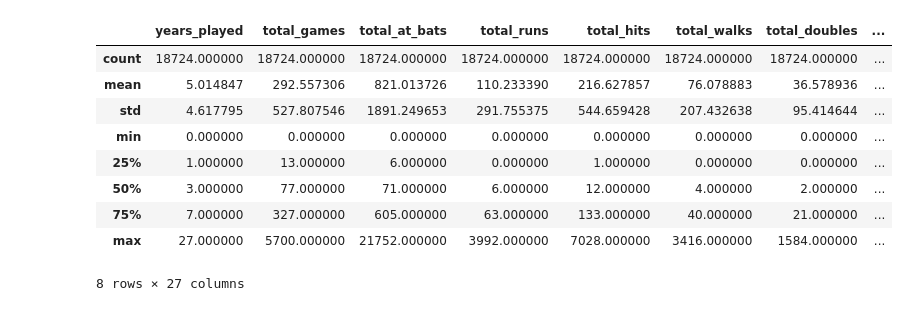
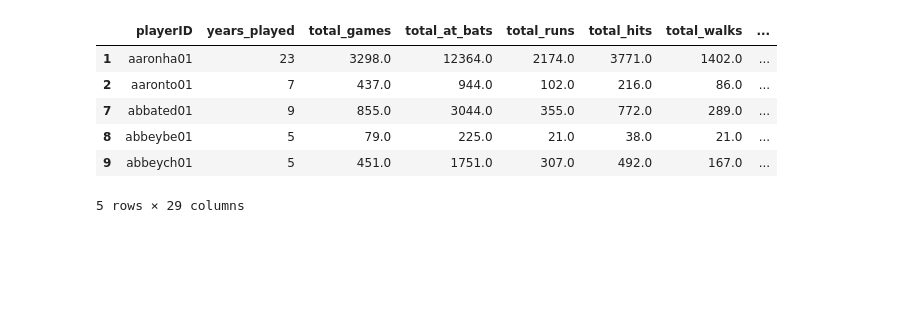
Before and after one commit to troopchris/csc5610base, a Jupyter notebook: GroupProjectM6/Ziller_Feature_Engineering.ipynb, the cells around one changed output. Drawn from its saved outputs; the diff is of its cells as text; code cells hidden in the pictures; blank space fills up the shorter version.

Commit message:
updated to add filters

```diff
--- a/GroupProjectM6/Ziller_Feature_Engineering.ipynb
+++ b/GroupProjectM6/Ziller_Feature_Engineering.ipynb
@@ -89,7 +89,7 @@ print(f"Original dataset size: {len(grouped_df)}")
 # Apply minimum thresholds for filtering
 min_games = 50
 min_at_bats = 100
-min_ops = 0.25
+min_ops = 0.01
 
 filtered_df = grouped_df[
     (grouped_df['total_games'] >= min_games) &
@@ -105,10 +105,36 @@ print(f"Filtered dataset size: {len(filtered_df)}")
 filtered_df['HOF_status'] = filtered_df['HOF_status'].astype('category')
 filtered_df['playerID'] = filtered_df['playerID'].astype('string')
 
+
+
+# # Identify HOF players in the original dataset
+# original_hof_players = grouped_df[grouped_df['HOF_status'] == 1]['playerID']
+
+# # Identify HOF players in the filtered dataset
+# filtered_hof_players = filtered_df[filtered_df['HOF_status'] == 1]['playerID']
+
+# # Compare and identify missing HOF players
+# hof_players_filtered_out = original_hof_players[~original_hof_players.isin(filtered_hof_players)]
+
+# # Display the result
+# if hof_players_filtered_out.empty:
+#     print("No Hall of Fame players were filtered out.")
+# else:
+#     print("The following Hall of Fame players were filtered out:")
+#     print(hof_players_filtered_out)
+
+
 # Save filtered DataFrame
 filtered_df.to_csv('Award_Batting_HOF_FE_csv.csv', index=False)
 filtered_df.to_feather('Award_Batting_HOF_FE.feather')
 
 filtered_df.info()
+
+
+# # Save filtered DataFrame
+# grouped_df.to_csv('Award_Batting_HOF_FE_csv.csv', index=False)
+# grouped_df.to_feather('Award_Batting_HOF_FE.feather')
+
+# grouped_df.info()
 # %% [output]
 Original dataset size: 18724
@@ -151,13 +167,11 @@ grouped_df.head()
-# %%
-grouped_df.describe()
-# %% [output]
-|  | years_played | total_games | total_at_bats | total_runs | total_hits | total_walks | total_doubles | ... |
-| count | 18724.000000 | 18724.000000 | 18724.000000 | 18724.000000 | 18724.000000 | 18724.000000 | 18724.000000 | ... |
-| mean | 5.014847 | 292.557306 | 821.013726 | 110.233390 | 216.627857 | 76.078883 | 36.578936 | ... |
-| std | 4.617795 | 527.807546 | 1891.249653 | 291.755375 | 544.659428 | 207.432638 | 95.414644 | ... |
-| min | 0.000000 | 0.000000 | 0.000000 | 0.000000 | 0.000000 | 0.000000 | 0.000000 | ... |
-| 25% | 1.000000 | 13.000000 | 6.000000 | 0.000000 | 1.000000 | 0.000000 | 0.000000 | ... |
-| 50% | 3.000000 | 77.000000 | 71.000000 | 6.000000 | 12.000000 | 4.000000 | 2.000000 | ... |
-| 75% | 7.000000 | 327.000000 | 605.000000 | 63.000000 | 133.000000 | 40.000000 | 21.000000 | ... |
-| max | 27.000000 | 5700.000000 | 21752.000000 | 3992.000000 | 7028.000000 | 3416.000000 | 1584.000000 | ... |
-8 rows × 27 columns
+# %%
+# grouped_df.head()
+filtered_df.head()
+# %% [output]
+|  | playerID | years_played | total_games | total_at_bats | total_runs | total_hits | total_walks | ... |
+| 1 | aaronha01 | 23 | 3298.0 | 12364.0 | 2174.0 | 3771.0 | 1402.0 | ... |
+| 2 | aaronto01 | 7 | 437.0 | 944.0 | 102.0 | 216.0 | 86.0 | ... |
+| 7 | abbated01 | 9 | 855.0 | 3044.0 | 355.0 | 772.0 | 289.0 | ... |
+| 8 | abbeybe01 | 5 | 79.0 | 225.0 | 21.0 | 38.0 | 21.0 | ... |
+| 9 | abbeych01 | 5 | 451.0 | 1751.0 | 307.0 | 492.0 | 167.0 | ... |
+5 rows × 29 columns
```
Also changed, not shown: parts of 3 cells of this notebook, 6 other files.
